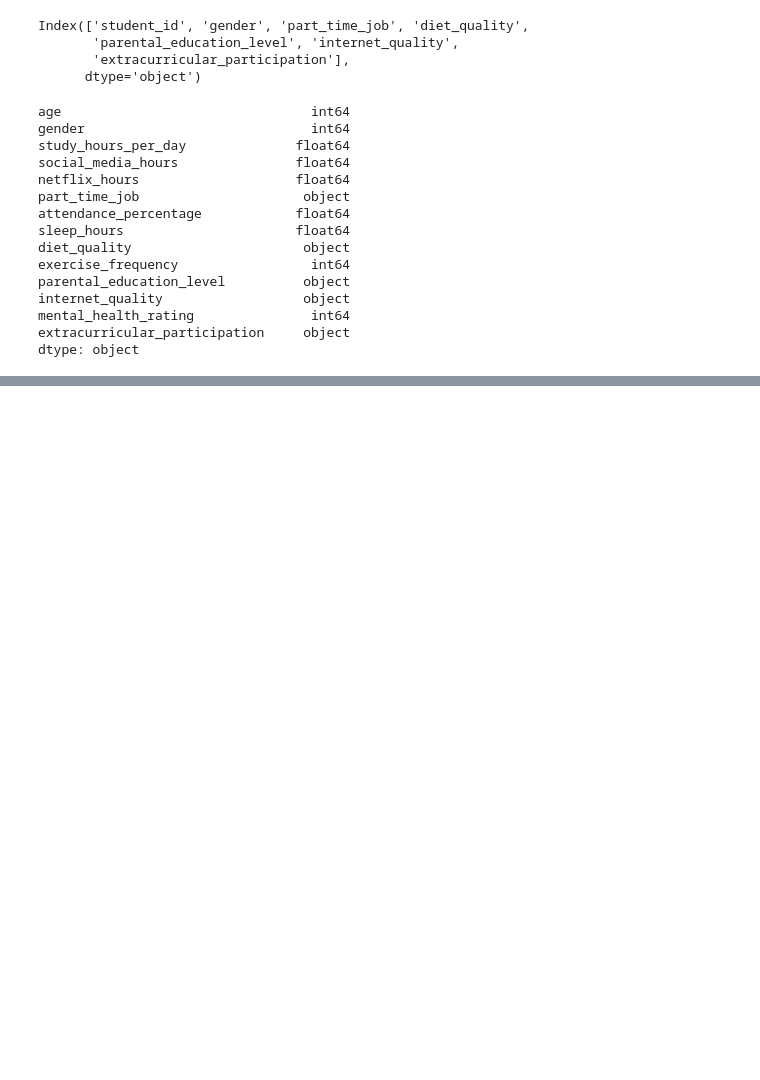
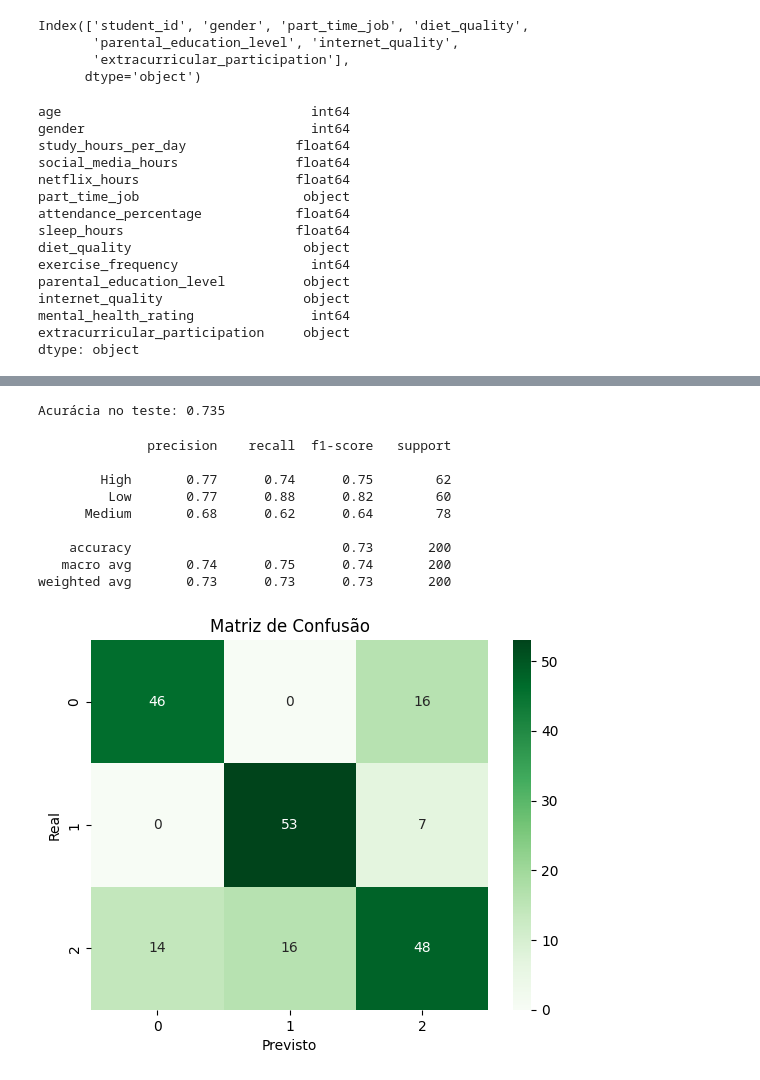
Before and after one commit to RafaelSpumbergSeus/students-habits, a Jupyter notebook: Student_Habits.ipynb, the cells around one changed output, grey strips where cells are left out. Drawn from its saved outputs; the diff is of its cells as text; code cells hidden in the pictures; blank space fills up the shorter version.

Commit message:
RandomForestClassifier

```diff
--- a/Student_Habits.ipynb
+++ b/Student_Habits.ipynb
@@ -356,0 +296,7 @@ ValueError: could not convert string to float: 'Female'
+# %%
+pipeline = Pipeline(steps=[
+    ('preprocessamento', preprocessor),
+    ('classificador', RandomForestClassifier(random_state=42))
+])
+# %%
+df["faixa_estudo"] = pd.qcut(df["study_hours_per_day"], q=4, labels=["Baixo", "Médio", "Alto", "Muito Alto"])
@@ -356,0 +305,42 @@ ValueError: could not convert string to float: 'Female'
+# %%
+# Criar variável categórica baseada na nota final
+df["target"] = pd.qcut(df["exam_score"], q=3, labels=["Low", "Medium", "High"])
+
+X = df[numerical_cols + categorical_cols]
+y = df["target"]
+
+# Dividir em treino/teste
+from sklearn.model_selection import train_test_split
+X_train, X_test, y_train, y_test = train_test_split(X, y, test_size=0.2, random_state=42)
+# %%
+pipeline.fit(X_train, y_train)
+
+# Avaliação rápida
+print("Acurácia no teste:", pipeline.score(X_test, y_test))
+# %% [output]
+Acurácia no teste: 0.735
+# %%
+from sklearn.metrics import classification_report, confusion_matrix
+import seaborn as sns
+import matplotlib.pyplot as plt
+
+y_pred = pipeline.predict(X_test)
+
+print(classification_report(y_test, y_pred))
+
+sns.heatmap(confusion_matrix(y_test, y_pred), annot=True, fmt="d", cmap="Greens")
+plt.xlabel("Previsto")
+plt.ylabel("Real")
+plt.title("Matriz de Confusão")
+plt.show()
+# %% [output]
+              precision    recall  f1-score   support
+
+        High       0.77      0.74      0.75        62
+         Low       0.77      0.88      0.82        60
+      Medium       0.68      0.62      0.64        78
+
+    accuracy                           0.73       200
+   macro avg       0.74      0.75      0.74       200
+weighted avg       0.73      0.73      0.73       200
+[figure, added]
```
Also changed, not shown: parts of 9 cells of this notebook, 1 other file.
